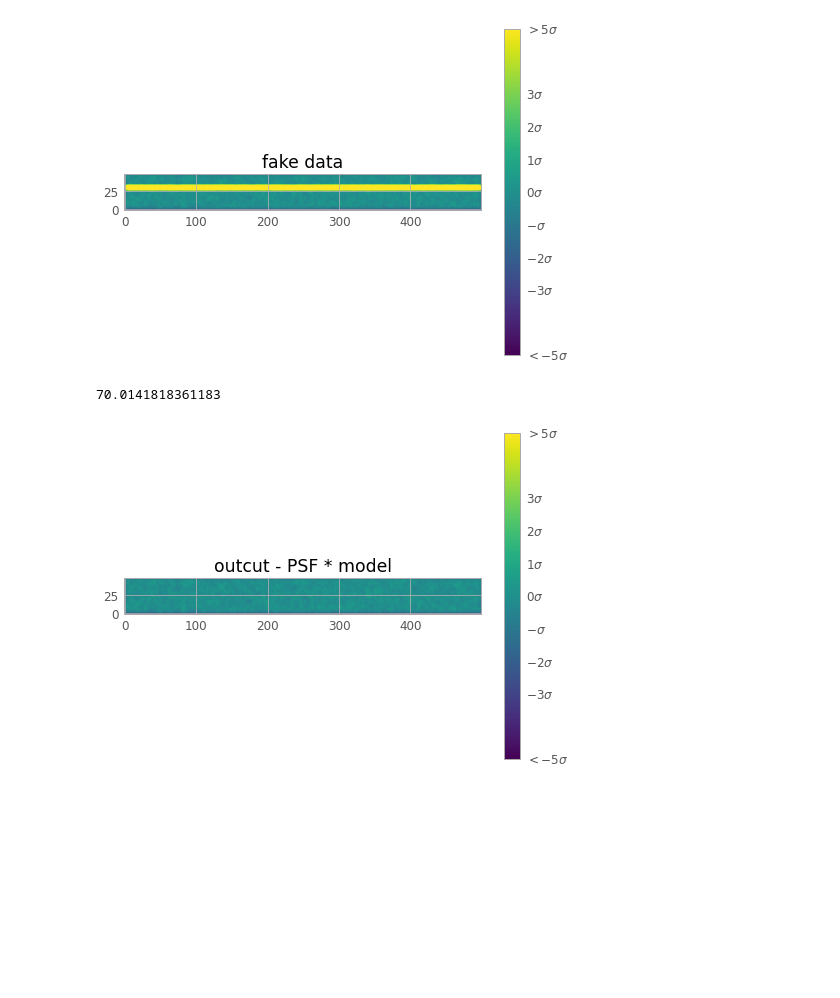
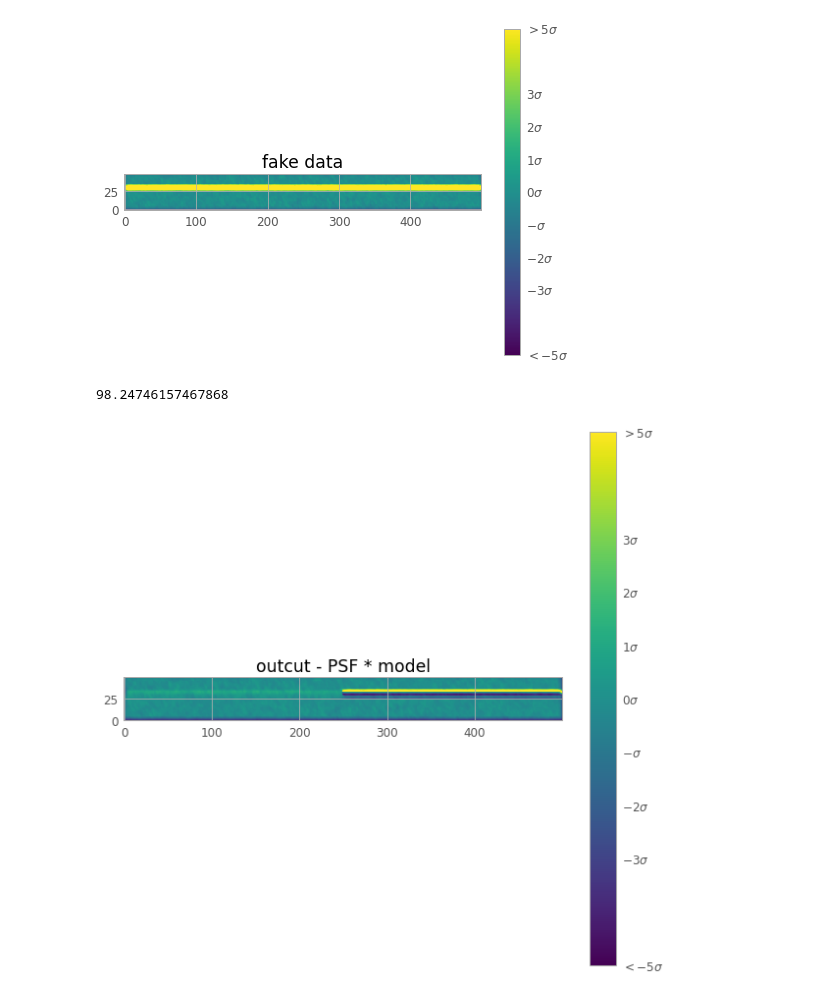
Before and after one commit to SSAEPFL/PSF, a Jupyter notebook: test-track-fitting.ipynb, the cells around one changed output. Drawn from its saved outputs; the diff is of its cells as text; code cells hidden in the pictures; blank space fills up the shorter version.

Commit message:
clean up code, correct std error on parameters

```diff
--- a/test-track-fitting.ipynb
+++ b/test-track-fitting.ipynb
@@ -71,8 +72,8 @@ plt.show()
 [figure]
 # %%
 # Create fake data
-true_parameters = (30, 0, 30, 500, 1, 1000)
-track_data = trackModel(np.shape(track_data), *true_parameters) + np.random.normal(loc=mean, scale=std, size=np.shape(track_data))
+true_parameters = (30, 30, 1, 1000)
+track_data = simplerTrackModel(np.shape(track_data), *true_parameters) + np.random.normal(loc=mean, scale=std, size=np.shape(track_data))
 track_data = convolve2d(track_data, PSF, 'same')
 
 tick_labels = [r'$<-5\sigma$', r'$-3\sigma$', r'$-2\sigma$', r'$-\sigma$', r'$0\sigma$', r'$1\sigma$', r'$2\sigma$', r'$3\sigma$', r'$>5\sigma$']
@@ -88,21 +89,21 @@ plt.show()
 [figure]
 # %%
 # Convolution of model and PSF to get what we would measure
-initial_guess = (30, 0, 30, 500, 1, 1000)
-track_model = trackModel(np.shape(track_data), *initial_guess)
+initial_guess = (31, 29, 1, 950)
+track_model = simplerTrackModel(np.shape(track_data), *initial_guess)
 convolved_track = convolve2d(track_model, PSF, 'same')
 #mean, median, std = sigma_clipped_stats(track_data, sigma=4.0, mask=mask)
 print(reducedGoodnessModel(track_data, convolved_track, std))
 
-plt.figure()
+plt.figure(figsize=(10,10))
 plt.title('outcut - PSF * model')
 plt.imshow(track_data-convolved_track, origin='lower', cmap='viridis', interpolation='none', vmin=-5*std+mean, vmax=5*std+mean)
 cbar = plt.colorbar(ticks=ticks)
 cbar.ax.set_yticklabels(tick_labels)
 plt.show()
 # %% [output]
-70.0141818361183
+98.24746157467868
-[figure, old version]
+[figure, new version]
 # %%
 # Model parameter fitting using Marginalization & uncertainty estimation
 # source https://emcee.readthedocs.io/en/stable/tutorials/line/
```
Also changed, not shown: parts of 7 cells of this notebook, 1 other file.
